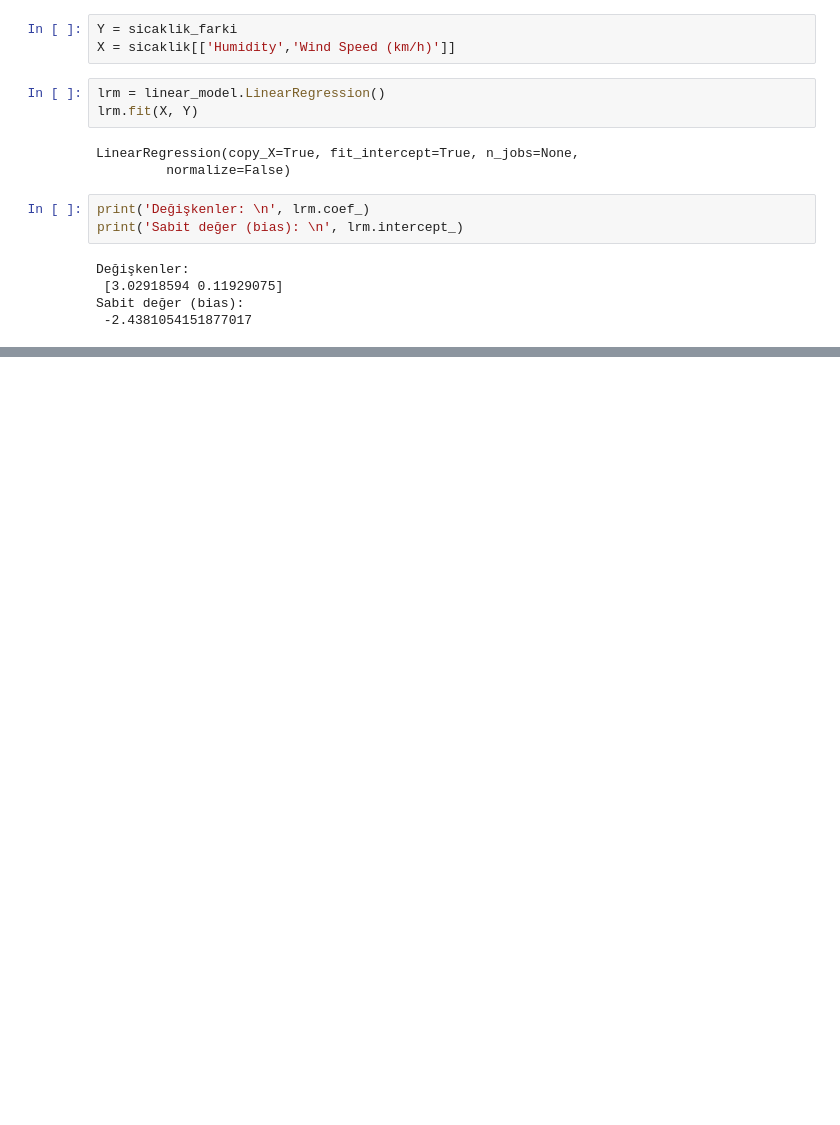
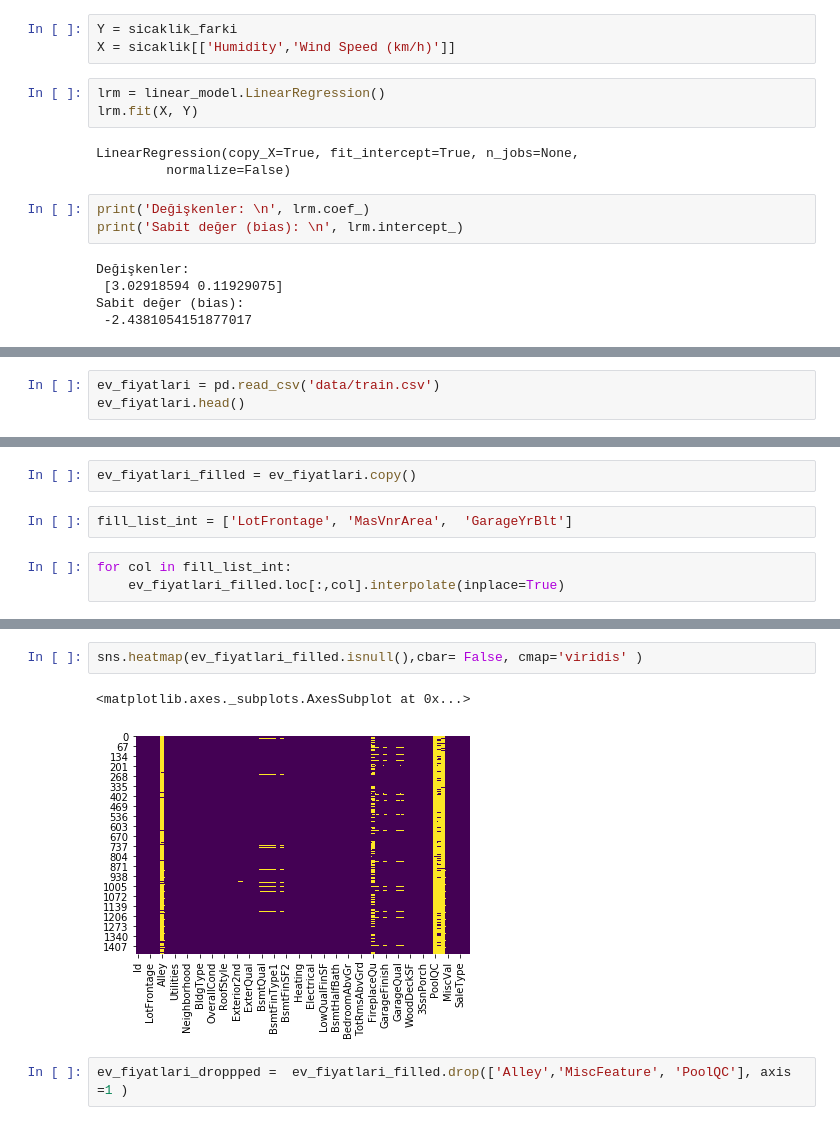
Before and after one commit to EceDolen/Bootcamp_-Bolum_6, a Jupyter notebook: Regresyon_Odev_4.ipynb, the cells around one changed output, grey strips where cells are left out. Cells and saved outputs as stored; diff of their text form; blank space fills up the shorter version.

```diff
--- a/Regresyon_Odev_4.ipynb
+++ b/Regresyon_Odev_4.ipynb
@@ -156,0 +235,3 @@ Warnings:
+# %%
+ev_fiyatlari = pd.read_csv('data/train.csv')
+ev_fiyatlari.head()
@@ -156,0 +304,7 @@ Warnings:
+# %%
+ev_fiyatlari_filled = ev_fiyatlari.copy()
+# %%
+fill_list_int = ['LotFrontage', 'MasVnrArea',  'GarageYrBlt']
+# %%
+for col in fill_list_int:
+    ev_fiyatlari_filled.loc[:,col].interpolate(inplace=True)
@@ -156,0 +334,7 @@ Warnings:
+# %%
+sns.heatmap(ev_fiyatlari_filled.isnull(),cbar= False, cmap='viridis' )
+# %% [output]
+<matplotlib.axes._subplots.AxesSubplot at 0x...>
+[figure, added]
+# %%
+ev_fiyatlari_droppped =  ev_fiyatlari_filled.drop(['Alley','MiscFeature', 'PoolQC'], axis =1 )
```
Also changed, not shown: parts of 38 cells of this notebook.
